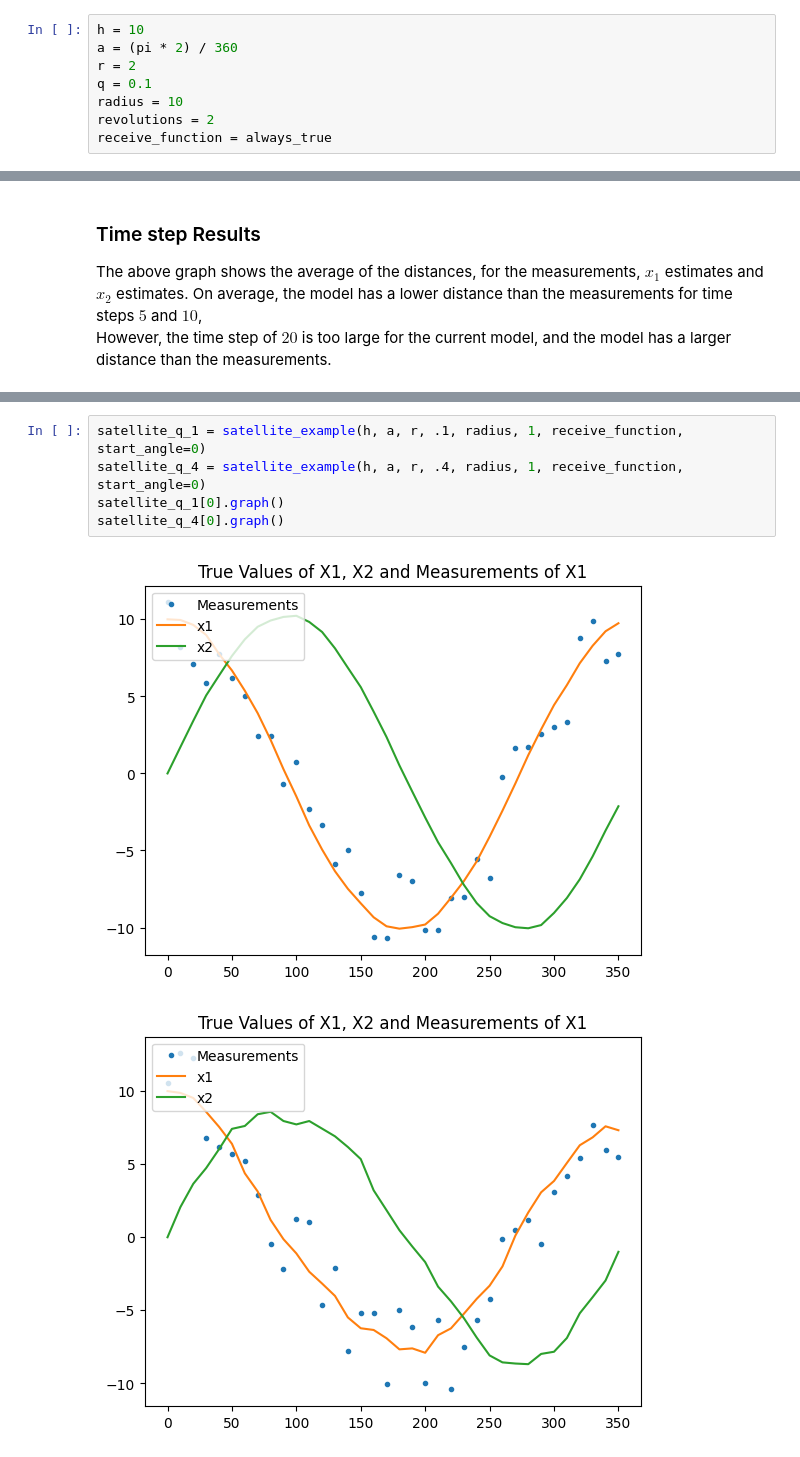
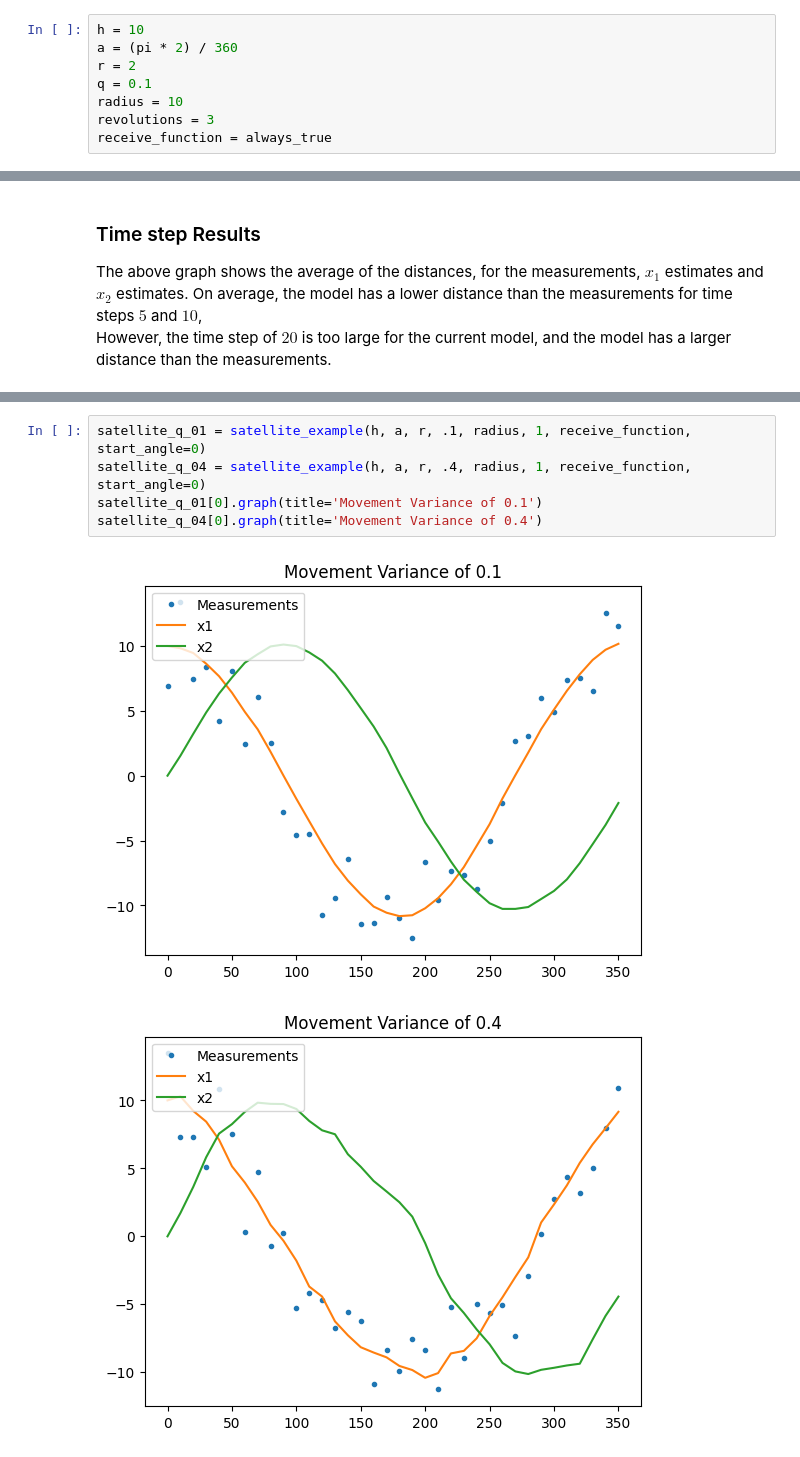
Before and after one commit to FinleyRMarshall/KalmanFilterProject, a Jupyter notebook: Navigation_Project.ipynb, the cells around one changed output, grey strips where cells are left out. Saved outputs shown, nothing was run; the diff lists cells and outputs as text.

```diff
--- a/Navigation_Project.ipynb
+++ b/Navigation_Project.ipynb
@@ -80,7 +80,7 @@ a = (pi * 2) / 360
 r = 2
 q = 0.1
 radius = 10
-revolutions = 2
+revolutions = 3
 receive_function = always_true
 # %% [markdown]
 ### Initial estimate, $\boldsymbol{X}_{0}$ and Initial covariance, $\boldsymbol{Q}_{0}$
@@ -428,11 +427,11 @@ Increasing the variance of the satellite movement increases the number of random
 # %%
-satellite_q_1 = satellite_example(h, a, r, .1, radius, 1, receive_function, start_angle=0)
-satellite_q_4 = satellite_example(h, a, r, .4, radius, 1, receive_function, start_angle=0)
-satellite_q_1[0].graph()
-satellite_q_4[0].graph()
+satellite_q_01 = satellite_example(h, a, r, .1, radius, 1, receive_function, start_angle=0)
+satellite_q_04 = satellite_example(h, a, r, .4, radius, 1, receive_function, start_angle=0)
+satellite_q_01[0].graph(title='Movement Variance of 0.1')
+satellite_q_04[0].graph(title='Movement Variance of 0.4')
 # %% [output]
-[figure, old version]
+[figure, new version]
-[figure, old version]
+[figure, new version]
 # %%
 satellite_analysis(analysis_satellites, analysis_revolutions, 'q', [.1, .2, .4])
 # %% [output]
```
Also changed, not shown: parts of 34 cells of this notebook, 3 other files.
